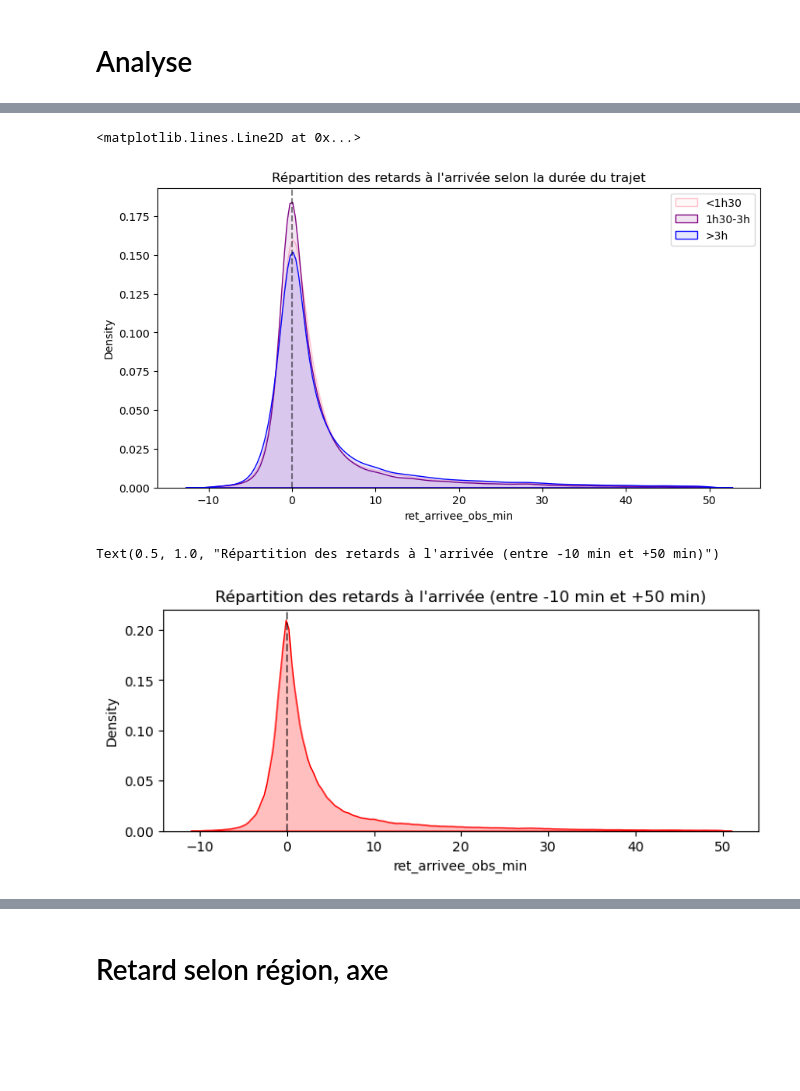
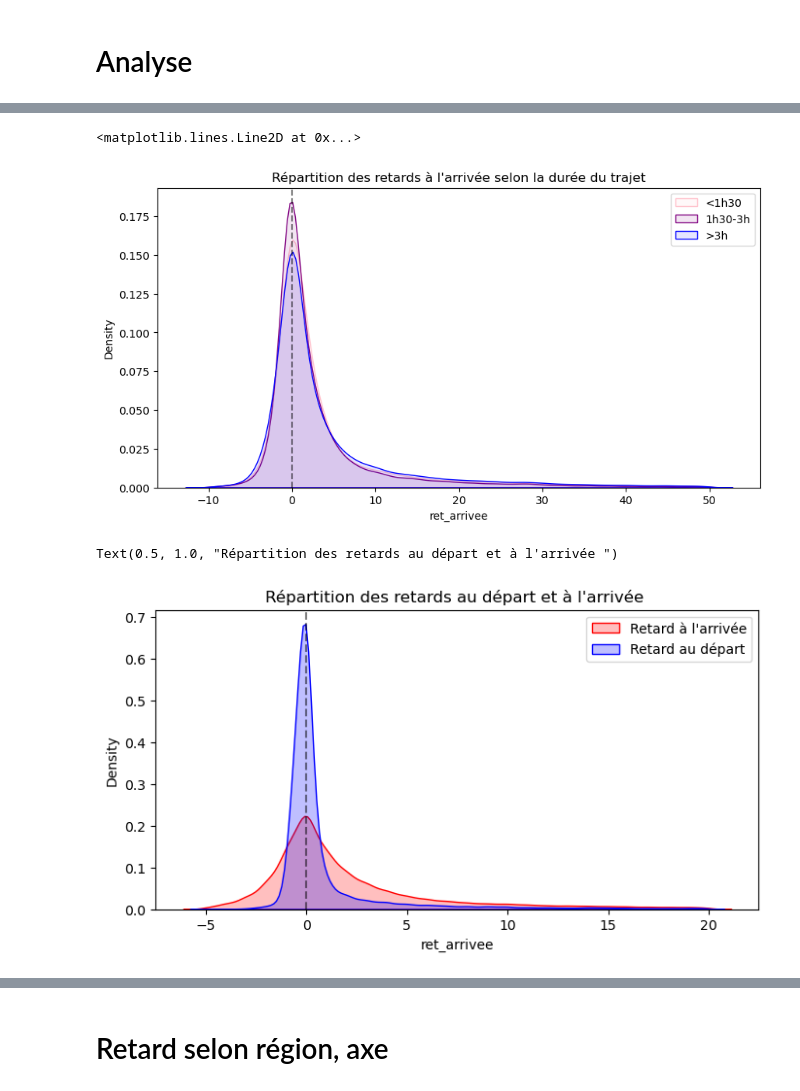
Before and after one commit to Gallien-e/analyse-retard-sncf, a Jupyter notebook: notebooks/2-EDA-2024.ipynb, the cells around one changed output, grey strips where cells are left out. Cells and saved outputs as stored; diff of their text form; code cells hidden in the pictures; blank space fills up the shorter version.

```diff
--- a/notebooks/2-EDA-2024.ipynb
+++ b/notebooks/2-EDA-2024.ipynb
@@ -101,5 +70,10 @@ df.sort_values(by='ret_arrivee_obs_min', ascending=False).head()
+# %%
+# Ré-ajout de la catégorie de retard à l'arrivée, supprimée de l'ingestion
+bins = [float("-inf"), -10, -5, 0, 5, 10, 15, 30, 60, float("inf")]
+labels = ["-10-", "[-10,-5[", "[-5,0[", "[0,5[", "[5,10[", "[10,15[", "[15,30[", "[30,60[", "[60+]"]
+df["ret_arrivee_cat"] = pd.cut(df["ret_arrivee"], bins=bins, labels=labels, right=False)
 # %%
 # on va ignorer le retard > 1400 minutes, c'est aberrant et ça casse tous les graphiques après
-df = df[df['ret_arrivee_obs_min'] <= 1400]
+df = df[df['ret_arrivee'] <= 1400]
 # %%
 # top 10 des plus grandes avances au départ
@@ -122,9 +88,9 @@ Text(0.5, 1.0, "Répartition des retards à l'arrivée selon la durée du trajet
 # %%
 # Répartition des retards à l'arrivée selon la durée du Trajet
 plt.figure(figsize=(10,5))
-sns.kdeplot(data=df[(df['ret_arrivee_obs_min'] >= -10) & (df['ret_arrivee_obs_min'] <= 50) & (df['duree_theorique_cat'] == '<1h30')], x='ret_arrivee_obs_min', fill=True, color='pink', alpha=0.1)
-sns.kdeplot(data=df[(df['ret_arrivee_obs_min'] >= -10) & (df['ret_arrivee_obs_min'] <= 50) & (df['duree_theorique_cat'] == '1h30-3h')], x='ret_arrivee_obs_min', fill=True, color='purple', alpha=0.1)
-sns.kdeplot(data=df[(df['ret_arrivee_obs_min'] >= -10) & (df['ret_arrivee_obs_min'] <= 50) & (df['duree_theorique_cat'] == '>3h')], x='ret_arrivee_obs_min', fill=True, color='blue', alpha=0.1)
+sns.kdeplot(data=df[(df['ret_arrivee'] >= -10) & (df['ret_arrivee'] <= 50) & (df['duree_theorique_cat'] == '<1h30')], x='ret_arrivee', fill=True, color='pink', alpha=0.1)
+sns.kdeplot(data=df[(df['ret_arrivee'] >= -10) & (df['ret_arrivee'] <= 50) & (df['duree_theorique_cat'] == '1h30-3h')], x='ret_arrivee', fill=True, color='purple', alpha=0.1)
+sns.kdeplot(data=df[(df['ret_arrivee'] >= -10) & (df['ret_arrivee'] <= 50) & (df['duree_theorique_cat'] == '>3h')], x='ret_arrivee', fill=True, color='blue', alpha=0.1)
 plt.legend(['<1h30', '1h30-3h', '>3h'])
 plt.title("Répartition des retards à l'arrivée selon la durée du trajet")
 plt.axvline(x=0, color='k', linestyle='--', alpha=0.5)
@@ -132,13 +98,19 @@ plt.axvline(x=0, color='k', linestyle='--', alpha=0.5)
 # constat : les trains de 3 h sont légèrement plus en retard (autant au départ qu'à l'arrivée), mais c'est subtil
 # %% [output]
 <matplotlib.lines.Line2D at 0x...>
-[figure, old version]
+[figure, new version]
 # %%
-# Réparatition des retards à l'arrivée
-plt.figure(figsize=(8,3))
-sns.kdeplot(data=df[(df['ret_arrivee_obs_min'] >= -10) & (df['ret_arrivee_obs_min'] <= 50)]['ret_arrivee_obs_min'], fill=True, bw_adjust=0.5, color='r')
+# Réparatition des retards au départ et à l'arrivée
+plt.figure(figsize=(8,4))
+sns.kdeplot(df[(df['ret_arrivee'] >= -5) & (df['ret_arrivee'] <= 20)]['ret_arrivee'], fill=True, bw_adjust=1, color='r')
+sns.kdeplot(df[(df['ret_depart'] >= -5) & (df['ret_depart'] <= 20)]['ret_depart'], fill=True, bw_adjust=1, color='b')
 plt.axvline(x=0, color='k', linestyle='--', alpha=0.5)
-plt.title("Répartition des retards à l'arrivée (entre -10 min et +50 min)")
+plt.legend(["Retard à l'arrivée", "Retard au départ"])
+plt.title("Répartition des retards au départ et à l'arrivée ")
+
+# Constats :
+# - les trains sont nettement plus ponctuels au départ qu'à l'arrivée, indiquant une possible accumulation de retard au fil du trajet.
+# - distribution asymétrique à droite : les trains sont plus souvent en retard (x>0) qu'en avance (x<0).
 # %% [output]
-Text(0.5, 1.0, "Répartition des retards à l'arrivée (entre -10 min et +50 min)")
+Text(0.5, 1.0, "Répartition des retards au départ et à l'arrivée ")
-[figure, old version]
+[figure, new version]
```
Also changed, not shown: parts of 45 cells of this notebook, 1 other file.
